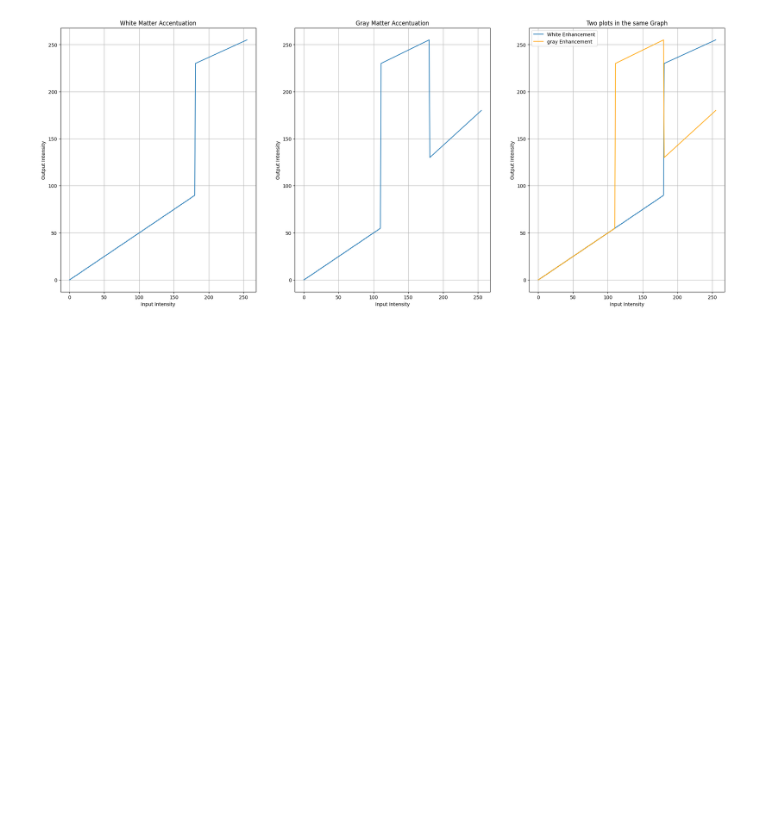
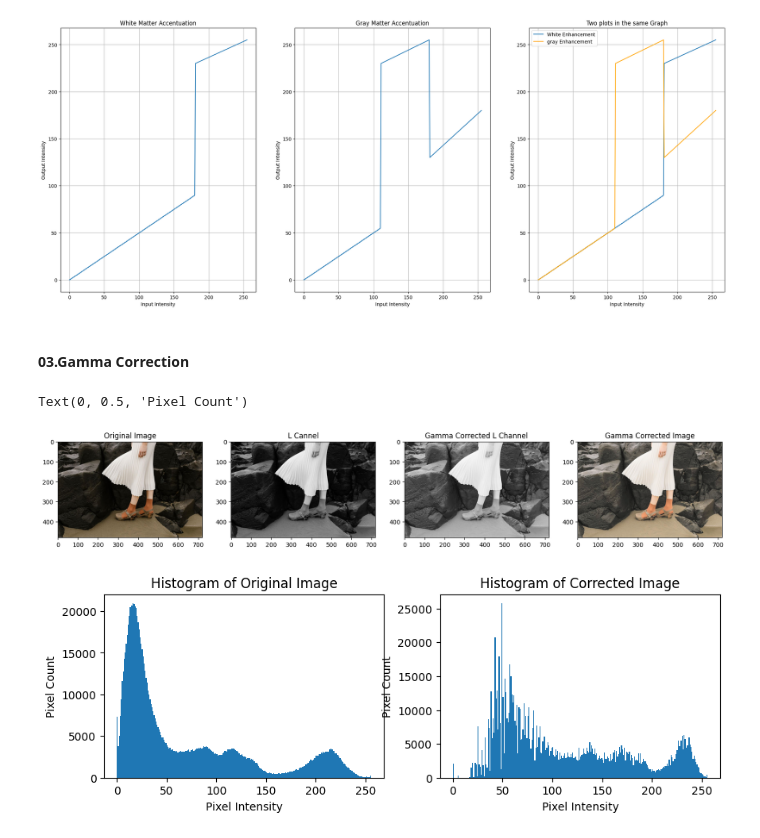
Before and after one commit to minuraashen/EN3160---Image-Processing-and-Machine-Vision, a Jupyter notebook: Assignment_01/220551K_a01.ipynb, the cells around one changed output. Cells and saved outputs as stored; diff of their text form; code cells hidden in the pictures; blank space fills up the shorter version.

Commit message:
Gamma correction done

```diff
--- a/Assignment_01/220551K_a01.ipynb
+++ b/Assignment_01/220551K_a01.ipynb
@@ -123,3 +123,45 @@ plt.legend()
 plt.grid(True)
 # %% [output]
 [figure]
+# %% [markdown]
+#### **03.Gamma Correction**
+# %%
+#Read the image
+gamma_img = cv.imread("a1images/a1images/highlights_and_shadows.jpg")
+#Convert it to the Lab Colorspace
+gamma_img_lab = cv.cvtColor(gamma_img, cv.COLOR_BGR2LAB)
+#Split the color planes
+L,a,b = cv.split(gamma_img_lab)
+
+plt.figure(figsize=(20, 5))
+plt.subplot(141); plt.imshow(gamma_img[:,:,::-1]); plt.title("Original Image")
+plt.subplot(142); plt.imshow(L, cmap='gray'); plt.title('L Cannel')
+
+#Gamma correction for L plane
+gamma = 0.5
+L_corrected = ((L/255)**gamma*255).astype(np.uint8)
+
+plt.subplot(143); plt.imshow(L_corrected, cmap='gray'); plt.title('Gamma Corrected L Channel')
+
+img_corrected = cv.merge((L_corrected,a,b))
+gamma_corrected_bgr = cv.cvtColor(img_corrected, cv.COLOR_LAB2BGR)
+plt.subplot(144); plt.imshow(gamma_corrected_bgr[:,:,::-1]); plt.title('Gamma Corrected Image')
+cv.imwrite("Output_images/gammaCorrected.jpg", gamma_corrected_bgr)
+
+#Histograms
+plt.figure(figsize=(10,3))
+plt.subplot(121)
+plt.hist(gamma_img.flatten(), 256, range=(0,256))
+plt.title("Histogram of Original Image")
+plt.xlabel("Pixel Intensity")
+plt.ylabel("Pixel Count")
+
+plt.subplot(122)
+plt.hist(gamma_corrected_bgr.flatten(), 256, range=(0,256))
+plt.title("Histogram of Corrected Image")
+plt.xlabel("Pixel Intensity")
+plt.ylabel("Pixel Count")
+# %% [output]
+Text(0, 0.5, 'Pixel Count')
+[figure, added]
+[figure, added]
```
Also changed, not shown: 1 other file.
